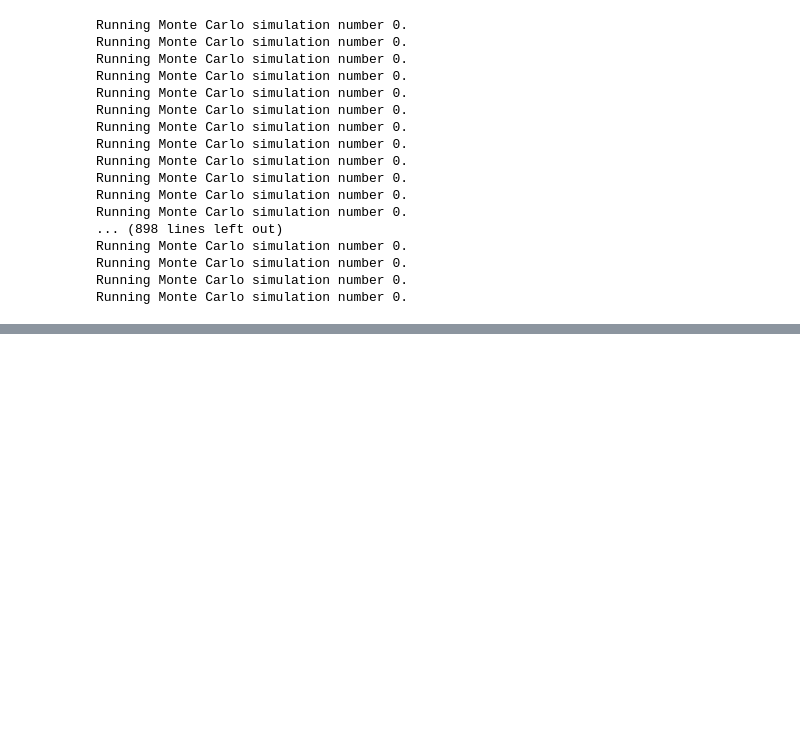
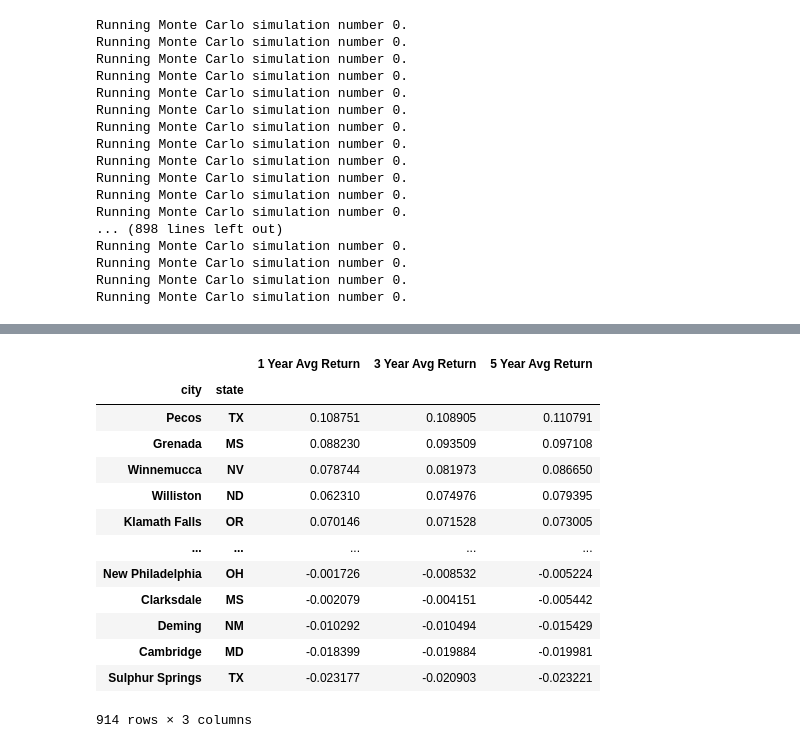
Before and after one commit to Luminous171/Project_1, a Jupyter notebook: Python_Files/Project_1_EH.ipynb, the cells around one changed output, grey strips where cells are left out. Drawn from its saved outputs; the diff is of its cells as text; code cells hidden in the pictures; blank space fills up the shorter version.

```diff
--- a/Python_Files/Project_1_EH.ipynb
+++ b/Python_Files/Project_1_EH.ipynb
@@ -129,0 +177,22 @@ plot_data.plot(kind='bar')
+# %%
+# Reformat table for joining with coordinates data
+house_price_forecast.reset_index(inplace=True)
+house_price_forecast[['city','state']] = house_price_forecast['index'].str.split(", ", n = 1, expand=True)
+house_price_forecast.drop(columns=['index'],inplace=True)
+house_price_forecast.set_index(['city','state'],inplace=True)
+house_price_forecast
+# %% [output]
+|  |  | 1 Year Avg Return | 3 Year Avg Return | 5 Year Avg Return |
+| city | state |  |  |  |
+| Pecos | TX | 0.108751 | 0.108905 | 0.110791 |
+| Grenada | MS | 0.088230 | 0.093509 | 0.097108 |
+| Winnemucca | NV | 0.078744 | 0.081973 | 0.086650 |
+| Williston | ND | 0.062310 | 0.074976 | 0.079395 |
+| Klamath Falls | OR | 0.070146 | 0.071528 | 0.073005 |
+| ... | ... | ... | ... | ... |
+| New Philadelphia | OH | -0.001726 | -0.008532 | -0.005224 |
+| Clarksdale | MS | -0.002079 | -0.004151 | -0.005442 |
+| Deming | NM | -0.010292 | -0.010494 | -0.015429 |
+| Cambridge | MD | -0.018399 | -0.019884 | -0.019981 |
+| Sulphur Springs | TX | -0.023177 | -0.020903 | -0.023221 |
+914 rows × 3 columns
```
Also changed, not shown: parts of 6 cells of this notebook.
